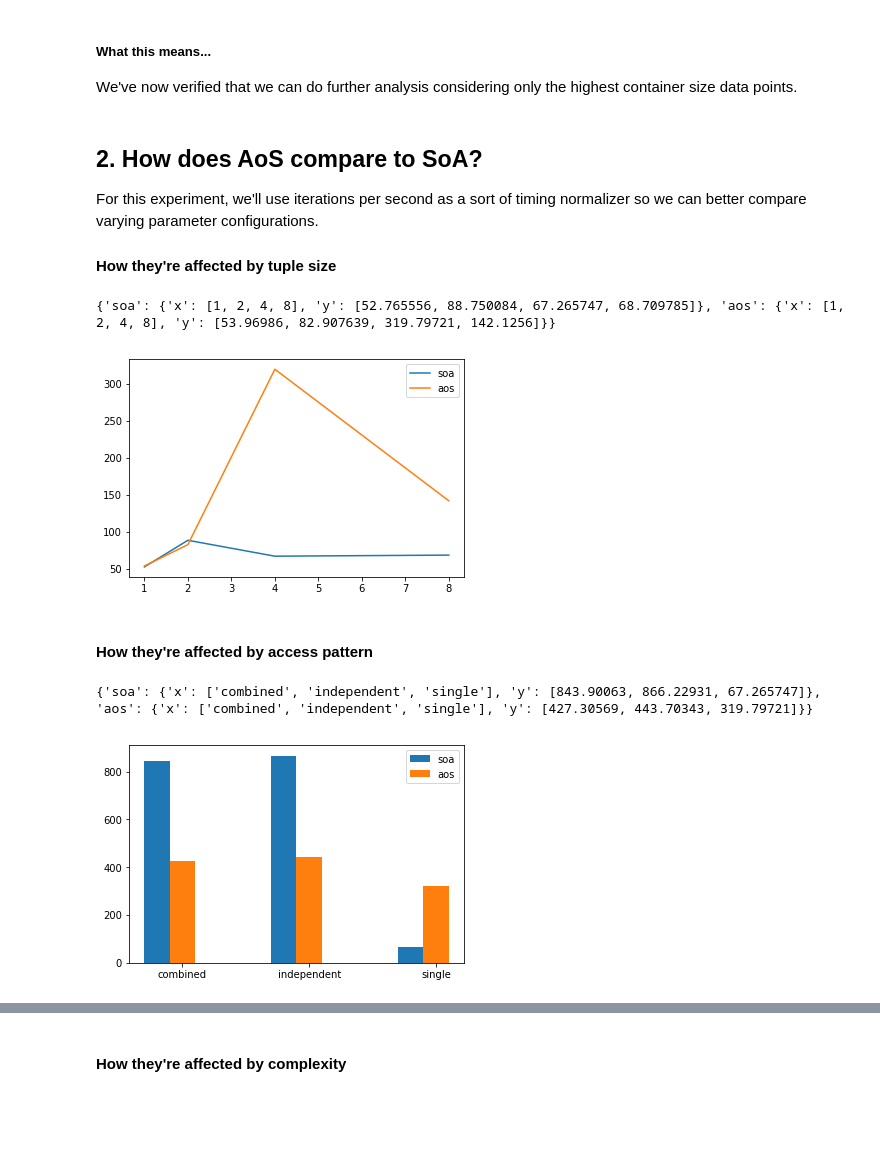
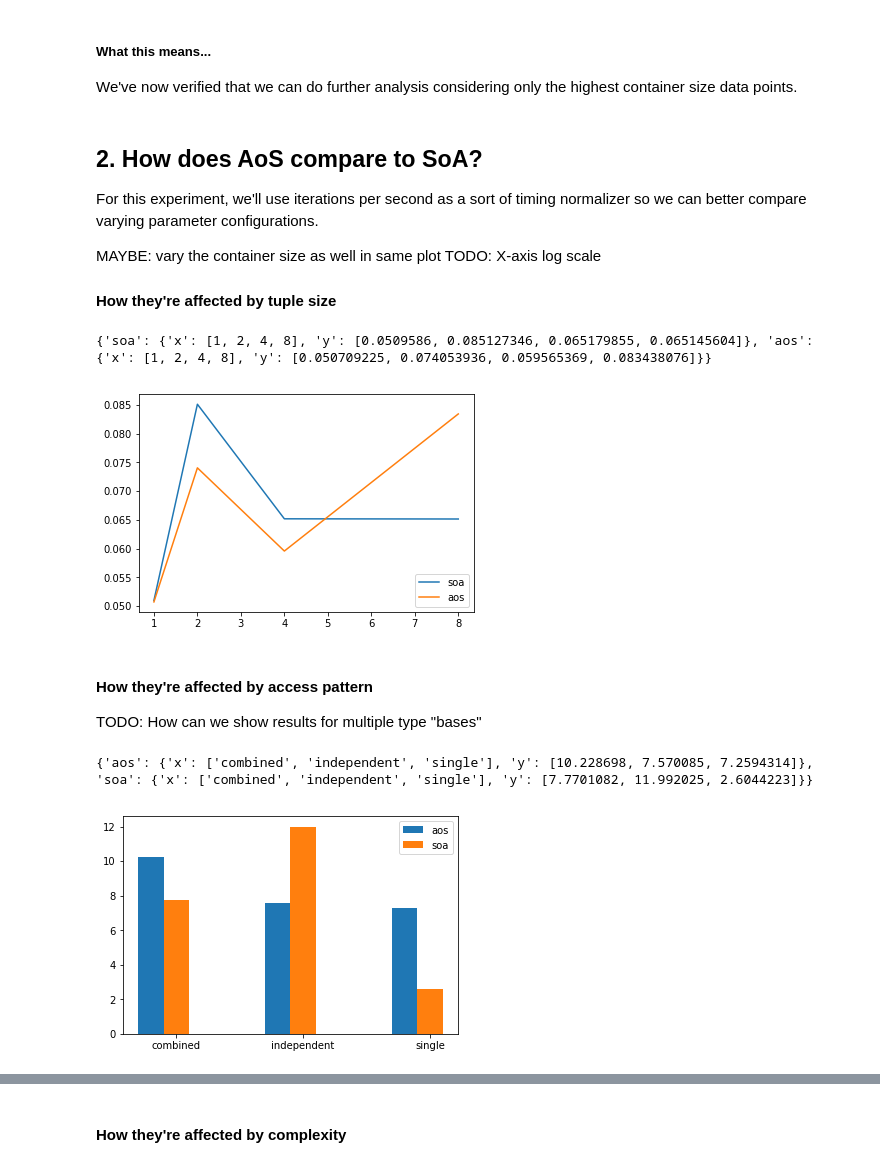
Before and after one commit to gress2/unpack-analysis-2, a Jupyter notebook: Analysis 2.ipynb, the cells around one changed output, grey strips where cells are left out. Cells and saved outputs as stored; diff of their text form; code cells hidden in the pictures; blank space fills up the shorter version.

```diff
--- a/Analysis 2.ipynb
+++ b/Analysis 2.ipynb
@@ -132,15 +134,18 @@ We've now verified that we can do further analysis considering only the highest
 
 For this experiment, we'll use iterations per second as a sort of timing normalizer so we can better compare varying parameter configurations.
 
+MAYBE: vary the container size as well in same plot
+TODO: X-axis log scale
+
 #### How they're affected by tuple size
 # %%
 # need this to get the experiment's filter set
 must_haves = {
-    'container_size': 1048576,
+    'container_size': 1024,
     'access_pattern': 'single',
     'complexity': 'simple',
     'column': 'nocolumn',
-    'iterations': 32768
+    'iterations': 32768,
 }
 let_vary = ['orientation']
 filter_dicts = D.experiment_filter_dicts(unique, must_haves, let_vary)
@@ -152,24 +157,26 @@ multi_xy = D.multi_xy(selection, 'type', 'timing', 'orientation', sortx=True)
 print(multi_xy)
 D.multi_line_plot(multi_xy)
 # %% [output]
-{'soa': {'x': [1, 2, 4, 8], 'y': [52.765556, 88.750084, 67.265747, 68.709785]}, 'aos': {'x': [1, 2, 4, 8], 'y': [53.96986, 82.907639, 319.79721, 142.1256]}}
+{'soa': {'x': [1, 2, 4, 8], 'y': [0.0509586, 0.085127346, 0.065179855, 0.065145604]}, 'aos': {'x': [1, 2, 4, 8], 'y': [0.050709225, 0.074053936, 0.059565369, 0.083438076]}}
-[figure, old version]
+[figure, new version]
 # %% [markdown]
 #### How they're affected by access pattern
+
+TODO: How can we show results for multiple type "bases"
 # %%
 must_haves = {
     'container_size': 1048576,
     'complexity': 'simple',
     'column': 'nocolumn',
-    'iterations': 32768,
-    'type': 'std::tuple<int, int, int, int>'
+    'iterations': 1024,
+    'type': 'std::tuple<double, double, double, double>'
 }
 let_vary = ['orientation', 'access_pattern']
 filter_dicts = D.experiment_filter_dicts(unique, must_haves, let_vary)
 selection = D.multi_filter_df(filter_dicts, df)
 multi_xy = D.multi_xy(selection, 'access_pattern', 'timing', 'orientation', sortx=True)
 print(multi_xy)
 D.multi_bar(multi_xy)
 # %% [output]
-{'soa': {'x': ['combined', 'independent', 'single'], 'y': [843.90063, 866.22931, 67.265747]}, 'aos': {'x': ['combined', 'independent', 'single'], 'y': [427.30569, 443.70343, 319.79721]}}
+{'aos': {'x': ['combined', 'independent', 'single'], 'y': [10.228698, 7.570085, 7.2594314]}, 'soa': {'x': ['combined', 'independent', 'single'], 'y': [7.7701082, 11.992025, 2.6044223]}}
-[figure, old version]
+[figure, new version]
```
Also changed, not shown: parts of 8 cells of this notebook, 1 other file.
